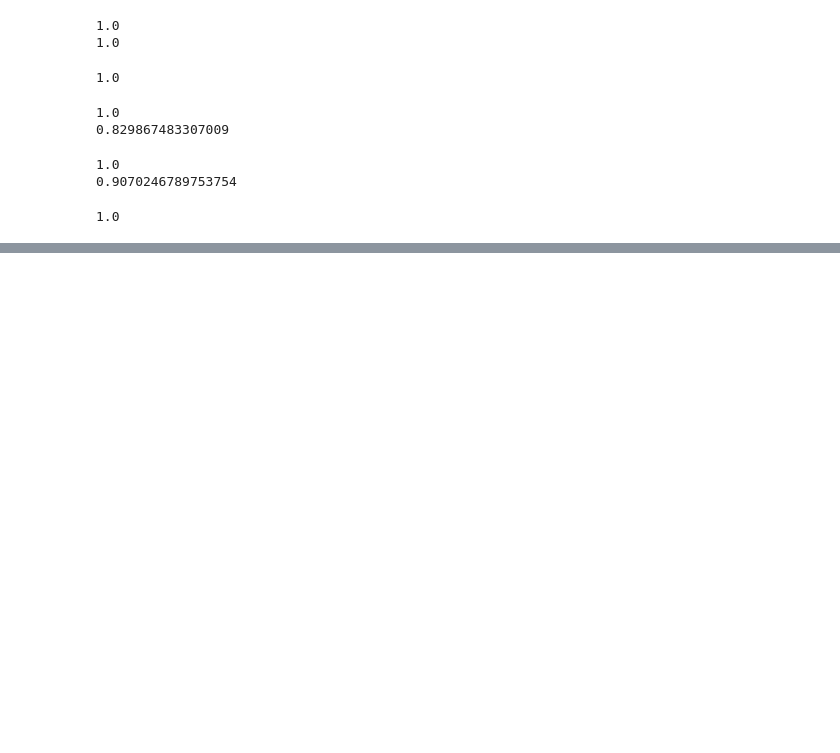
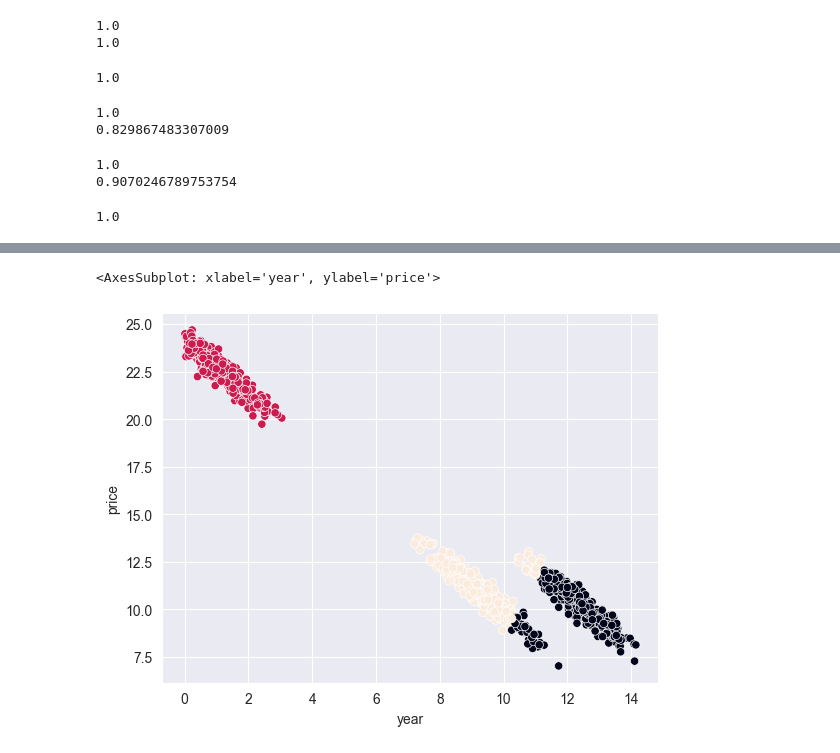
Before and after one commit to sergioschadenko/sf_data_science, a Jupyter notebook: ML_4_clasterisation/kmeans.ipynb, the cells around one changed output, grey strips where cells are left out. Drawn from its saved outputs; the diff is of its cells as text; code cells hidden in the pictures; blank space fills up the shorter version.

```diff
--- a/ML_4_clasterisation/kmeans.ipynb
+++ b/ML_4_clasterisation/kmeans.ipynb
@@ -224,0 +281,17 @@ rand_score([0, 0, 1, 1], [0, 0, 1, 1])
+# %%
+# инициализируем алгоритм k-means с количеством кластеров 3
+kmeans = KMeans(n_clusters=3, init='k-means++', n_init=10, random_state=42)
+
+# запустим обучение модели
+kmeans.fit(housing_data)
+
+# предскажем, к какому кластеру принадлежат покемоны
+predictions = kmeans.predict(housing_data)
+# если мы хотим получить метки класса для тех же данных, на которых обучили модель, можно запросить labels
+predictions = kmeans.labels_
+
+#визуализируем результаты. Параметр c принимает вектор с номерами классов для группировки объектов по цветам
+sns.scatterplot(x=housing_data.year, y=housing_data.price, c=predictions)
+# %% [output]
+<AxesSubplot: xlabel='year', ylabel='price'>
+[figure, added]
```
Also changed, not shown: parts of 8 cells of this notebook, 1 other file.
